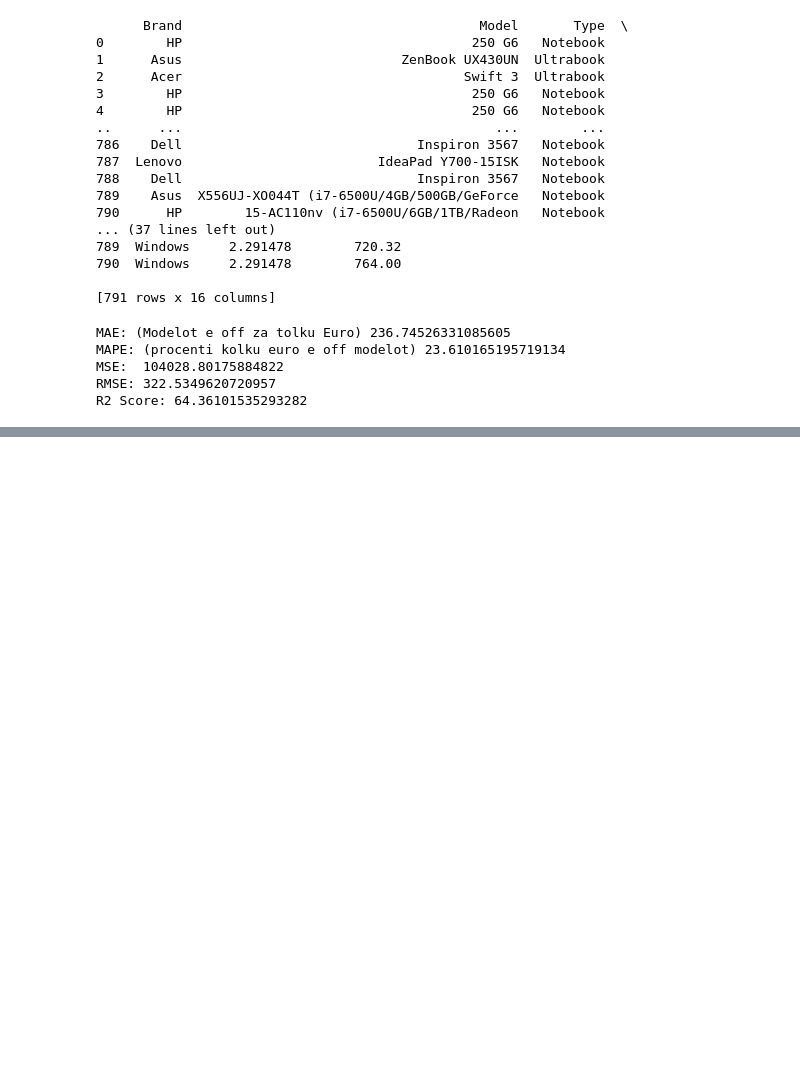
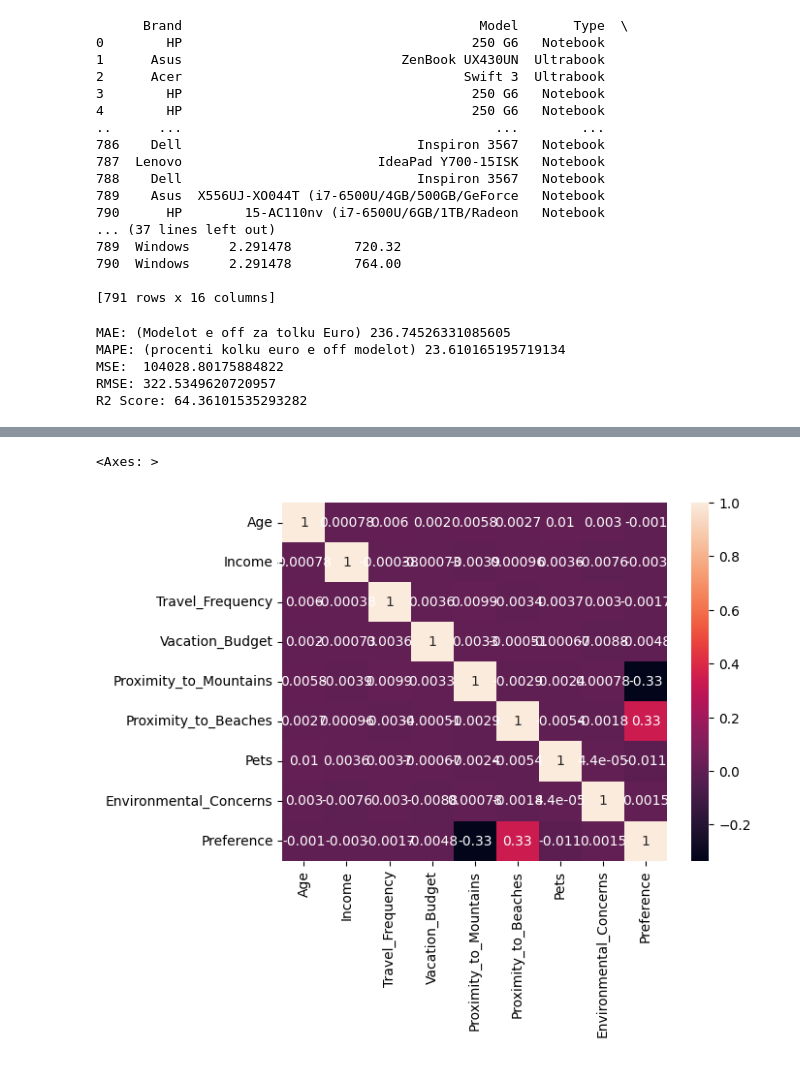
Before and after one commit to Berat02xz/FINKI-Academic-Journey, a Jupyter notebook: VNP - Intro to Data Science/Labs/Laboratory Exercise 2 - Starter/lab_ex_2_216130.ipynb, the cells around one changed output, grey strips where cells are left out. Drawn from its saved outputs; the diff is of its cells as text; code cells hidden in the pictures; blank space fills up the shorter version.

```diff
--- a/VNP - Intro to Data Science/Labs/Laboratory Exercise 2 - Starter/lab_ex_2_216130.ipynb
+++ b/VNP - Intro to Data Science/Labs/Laboratory Exercise 2 - Starter/lab_ex_2_216130.ipynb
@@ -896,0 +932,5 @@ assert hash_data_frame(_test_X) == "a429556e734d7d17615e856fced0de8943c7914f5479
+# %%
+sns.heatmap(copy_df.corr(numeric_only=True), annot=True)
+# %% [output]
+<Axes: >
+[figure, added]
```
Also changed, not shown: parts of 24 cells of this notebook.
